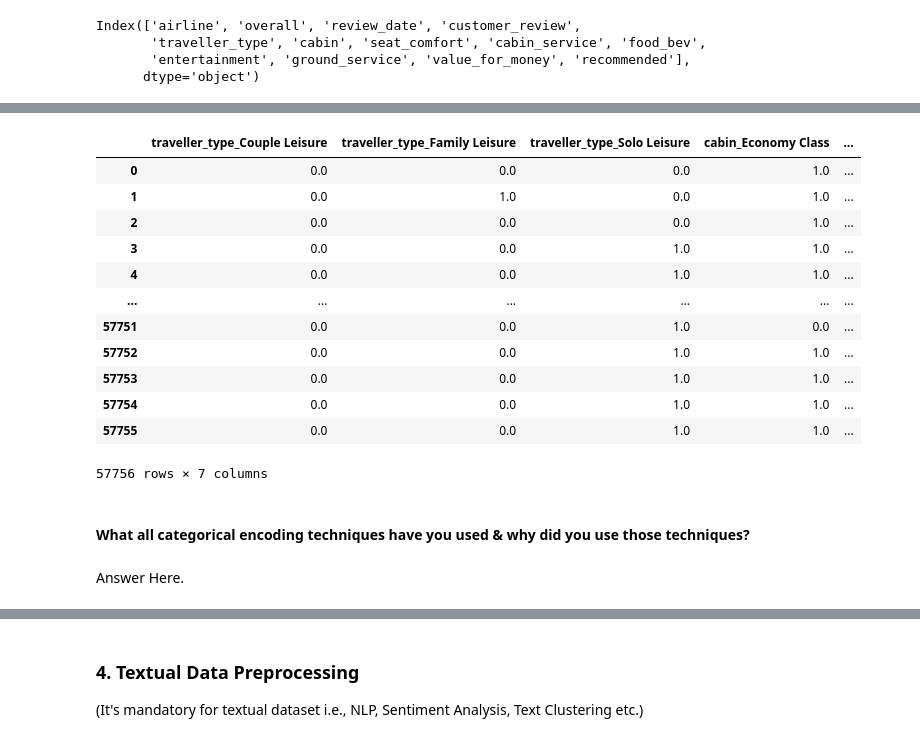
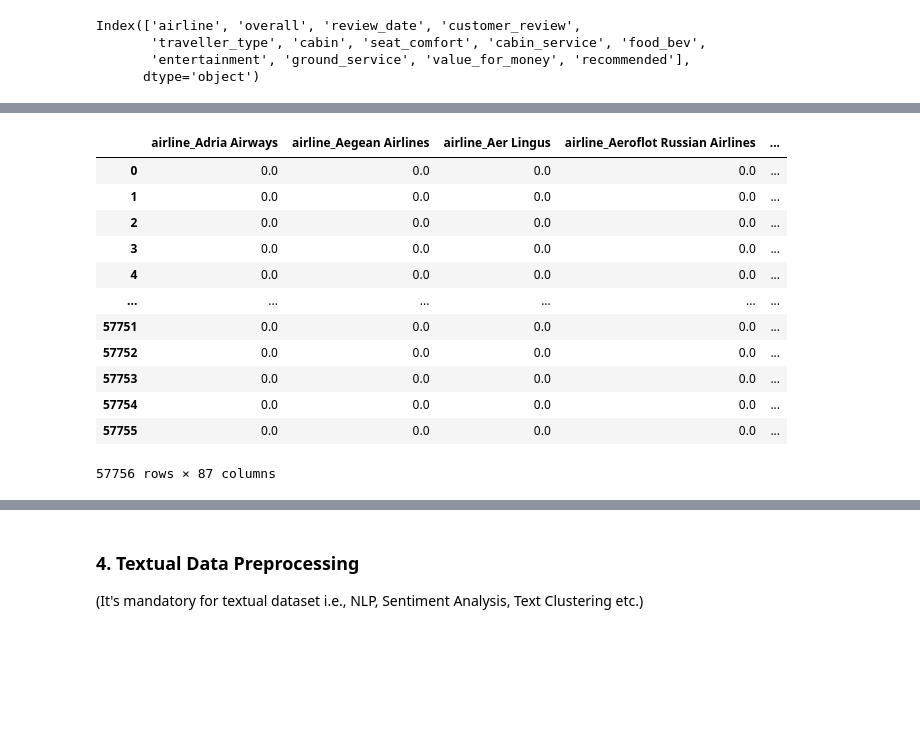
Before and after one commit to MrMRaut/Airline-Referral-Classification, a Jupyter notebook: Airline_Referral_Classification.ipynb, the cells around one changed output, grey strips where cells are left out. Saved outputs shown, nothing was run; the diff lists cells and outputs as text; code cells hidden in the pictures; blank space fills up the shorter version.

```diff
--- a/Airline_Referral_Classification.ipynb
+++ b/Airline_Referral_Classification.ipynb
@@ -281,4 +279,4 @@ df.drop('index', axis = 1, inplace = True)
 (21, 17)
 # %%
 # dropping the aircraft feature since 70% of its data are null values
-# df.drop('aircraft', axis = 1, inplace = True)
+df.drop('aircraft', axis = 1, inplace = True)
@@ -285,6 +285,6 @@ df.drop('index', axis = 1, inplace = True)
 # %%
 # Dropping route m date_flown and author features since the are irrelevent.
-# df.drop(['author', 'route', 'date_flown'], axis = 1, inplace = True)
+df.drop(['author', 'route', 'date_flown'], axis = 1, inplace = True)
 # %%
 dfw = df.copy()
 # %%
@@ -738,26 +754,23 @@ Index(['airline', 'overall', 'review_date', 'customer_review',
 # %%
 # Encode your categorical columns
 from sklearn.preprocessing import OneHotEncoder
 
 encoder = OneHotEncoder(drop = 'first', sparse = False)
 
-pd.DataFrame(encoder.fit_transform(df[['traveller_type', 'cabin', 'recommended']]),
-             columns = encoder.get_feature_names_out(['traveller_type', 'cabin', 'recommended']))
+encoded_col = pd.DataFrame(encoder.fit_transform(df[['airline', 'traveller_type', 'cabin', 'recommended']]),
+             columns = encoder.get_feature_names_out(['airline', 'traveller_type', 'cabin', 'recommended']))
+encoded_col
 # %% [output]
-|  | traveller_type_Couple Leisure | traveller_type_Family Leisure | traveller_type_Solo Leisure | cabin_Economy Class | ... |
-| 0 | 0.0 | 0.0 | 0.0 | 1.0 | ... |
-| 1 | 0.0 | 1.0 | 0.0 | 1.0 | ... |
-| 2 | 0.0 | 0.0 | 0.0 | 1.0 | ... |
-| 3 | 0.0 | 0.0 | 1.0 | 1.0 | ... |
-| 4 | 0.0 | 0.0 | 1.0 | 1.0 | ... |
+|  | airline_Adria Airways | airline_Aegean Airlines | airline_Aer Lingus | airline_Aeroflot Russian Airlines | ... |
+| 0 | 0.0 | 0.0 | 0.0 | 0.0 | ... |
+| 1 | 0.0 | 0.0 | 0.0 | 0.0 | ... |
+| 2 | 0.0 | 0.0 | 0.0 | 0.0 | ... |
+| 3 | 0.0 | 0.0 | 0.0 | 0.0 | ... |
+| 4 | 0.0 | 0.0 | 0.0 | 0.0 | ... |
 | ... | ... | ... | ... | ... | ... |
-| 57751 | 0.0 | 0.0 | 1.0 | 0.0 | ... |
-| 57752 | 0.0 | 0.0 | 1.0 | 1.0 | ... |
-| 57753 | 0.0 | 0.0 | 1.0 | 1.0 | ... |
-| 57754 | 0.0 | 0.0 | 1.0 | 1.0 | ... |
-| 57755 | 0.0 | 0.0 | 1.0 | 1.0 | ... |
+| 57751 | 0.0 | 0.0 | 0.0 | 0.0 | ... |
+| 57752 | 0.0 | 0.0 | 0.0 | 0.0 | ... |
+| 57753 | 0.0 | 0.0 | 0.0 | 0.0 | ... |
+| 57754 | 0.0 | 0.0 | 0.0 | 0.0 | ... |
+| 57755 | 0.0 | 0.0 | 0.0 | 0.0 | ... |
-57756 rows × 7 columns
+57756 rows × 87 columns
-# %% [markdown]
-#### What all categorical encoding techniques have you used & why did you use those techniques?
-# %% [markdown]
-Answer Here.
```
Also changed, not shown: parts of 22 cells of this notebook.
